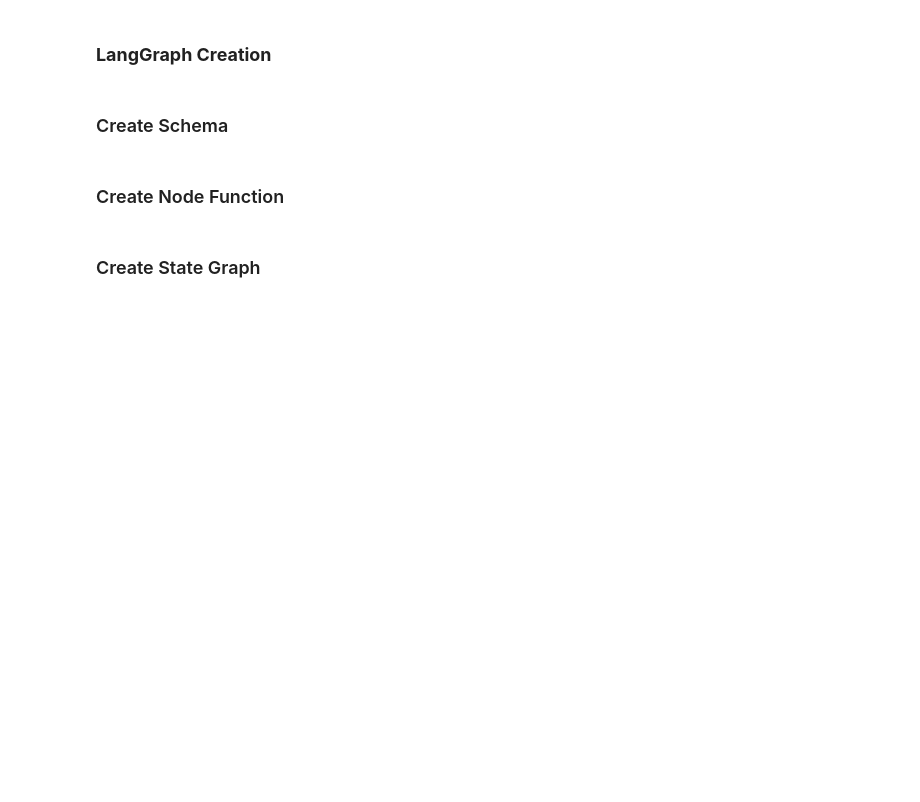
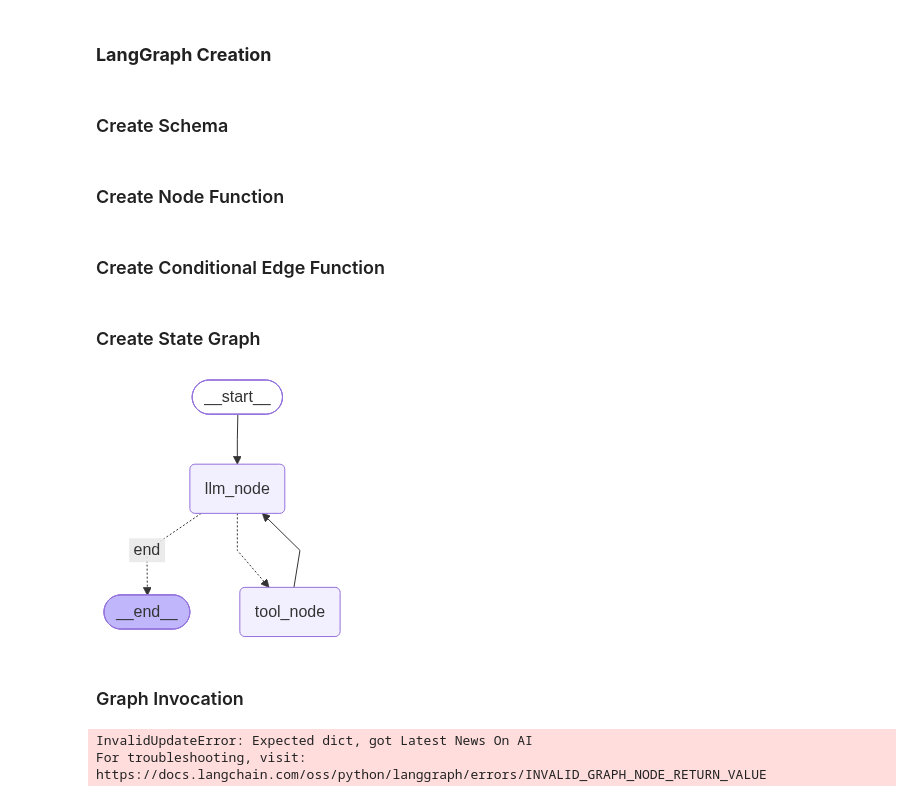
Before and after one commit to rohitlonkar2006/langgraph_tutorial, a Jupyter notebook: Notebooks/6_ReAct-Agent.ipynb, the cells around one changed output. Cells and saved outputs as stored; diff of their text form; code cells hidden in the pictures; blank space fills up the shorter version.

```diff
--- a/Notebooks/6_ReAct-Agent.ipynb
+++ b/Notebooks/6_ReAct-Agent.ipynb
@@ -90,21 +90,50 @@ def tool_node(state:graph_schema) ->graph_schema:
 
     tool_results = []
 
-    for tool in messages[-1].tool_calls:
-        tool = tools_by_name[tool["name"]]
+    for tool_call in messages[-1].tool_calls:
+        tool = tools_by_name[tool_call["name"]]
 
-        observation = tool.invoke(tool["arguments"])
+        observation = tool.invoke(tool_call["args"])
 
-        tool_results.append(ToolMessage(content = observation, tool_call_id = tool["id"]))
+        tool_results.append(ToolMessage(content = observation, tool_call_id = tool_call["id"]))
 
     state["messages"] = messages + tool_results
     return state
+# %% [markdown]
+### Create Conditional Edge Function
+# %%
+from langgraph.graph import StateGraph, START, END
+
+def if_tool_call(state:graph_schema) ->graph_schema:
+    last_message = state['messages'][-1]
+
+    if last_message.tool_calls:
+        return "tool_node"
+    else:
+        return "end"
 # %% [markdown]
 ### Create State Graph
 # %%
 from langgraph.graph import StateGraph, START, END
 
 graph = StateGraph(graph_schema)
 
 graph.add_node("llm_node",llm_node)
 graph.add_node("tool_node",tool_node)
+
+graph.add_edge(START, "llm_node")
+graph.add_conditional_edges("llm_node",if_tool_call,{"tool_node":"tool_node","end":END})
+graph.add_edge("tool_node","llm_node")
+graph.add_edge("llm_node",END)
+
+react_graph = graph.compile()
+react_graph
+# %% [output]
+[figure, added]
+# %% [markdown]
+### Graph Invocation
+# %%
+react_graph.invoke("Latest News On AI")
+# %% [output]
+InvalidUpdateError: Expected dict, got Latest News On AI
+For troubleshooting, visit: https://docs.langchain.com/oss/python/langgraph/errors/INVALID_GRAPH_NODE_RETURN_VALUE
```
